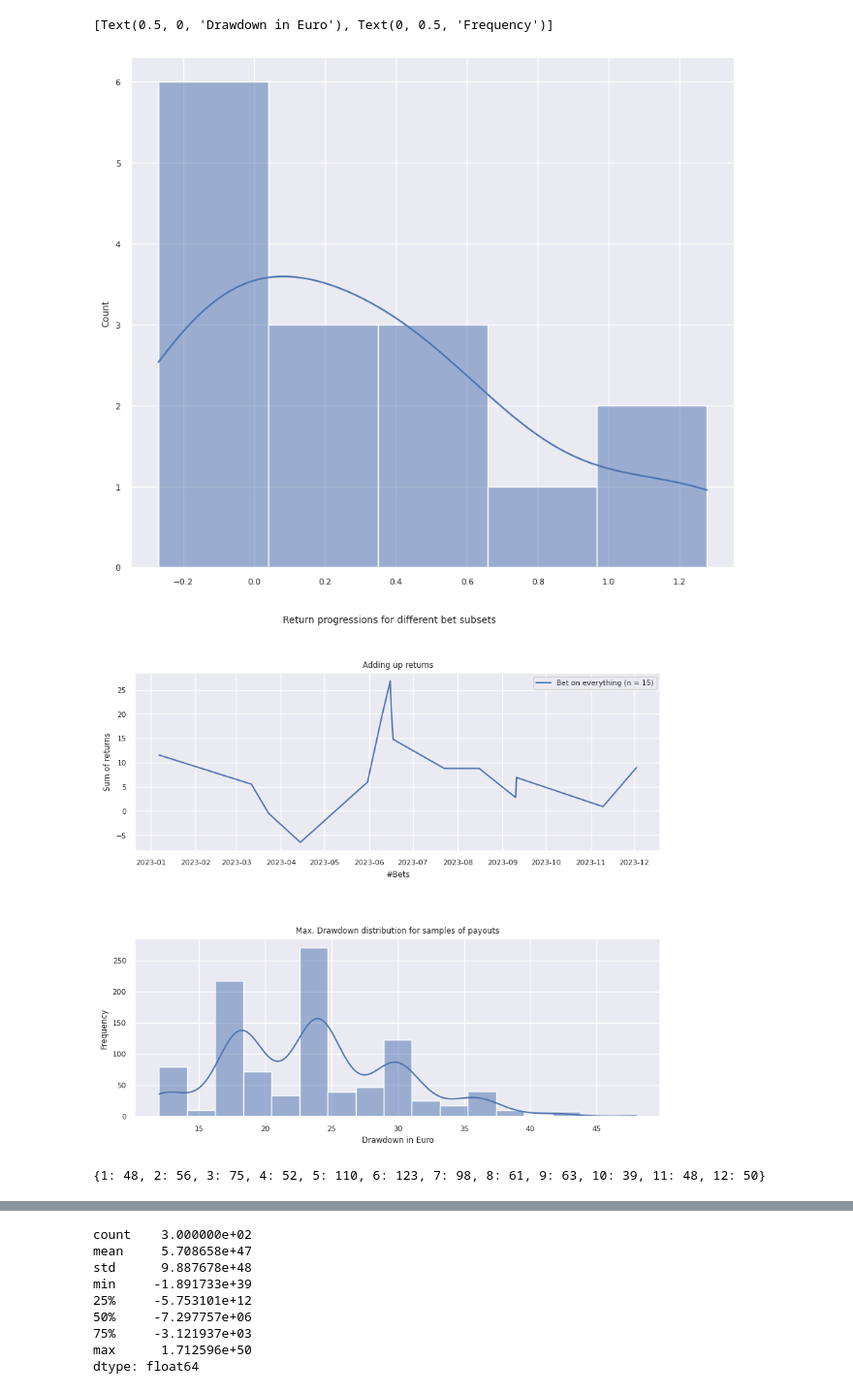
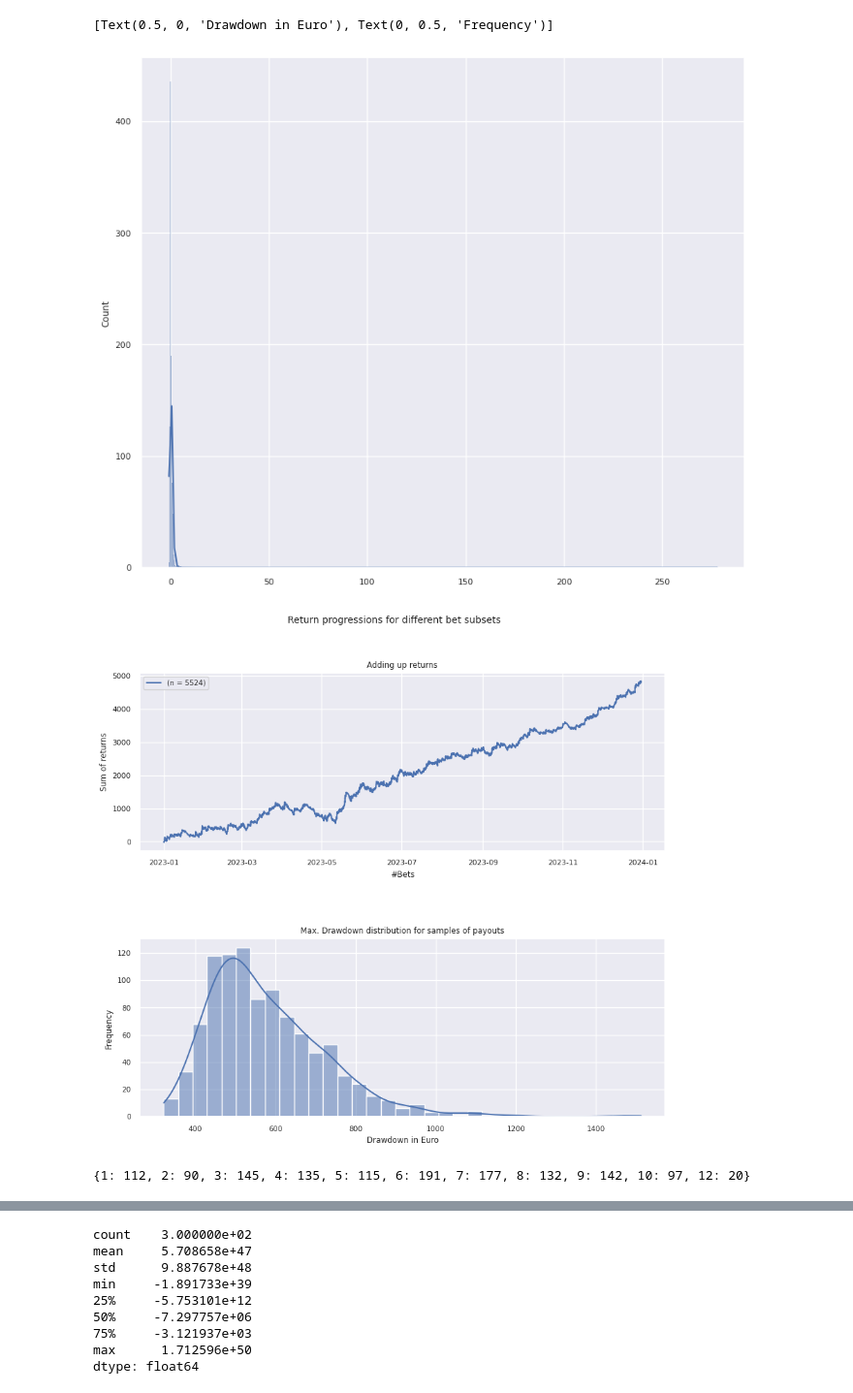
Before and after one commit to Dateb/WageringSystem, a Jupyter notebook: notebooks/Results Plotting.ipynb, the cells around one changed output, grey strips where cells are left out. Shown at 97% size. Saved outputs shown, nothing was run; the diff lists cells and outputs as text; code cells hidden in the pictures.

```diff
--- a/notebooks/Results Plotting.ipynb
+++ b/notebooks/Results Plotting.ipynb
@@ -11,12 +11,20 @@ def get_minutes_until_race_start(bet: Bet) -> float:
         minutes_diff *= -1
     return minutes_diff
 
-def plot_test_bets_return(test_bets: List[Bet], axis, label: str) -> None:
-    payout_values = [bet.payout for bet in test_bets]
-    date_values = [bet.bet_offer.event_datetime for bet in test_bets]
+def plot_bets_return(bets: List[Bet], axis, x_values) -> None:
+    payout_values = [bet.payout for bet in bets]
+
     cum_payout_values = cumsum(payout_values)
-    label = f"{label} (n = {len(test_bets)})"
-    sns.lineplot(ax=axis, x=date_values, y=cum_payout_values, label=label)
+    label = f"(n = {len(bets)})"
+    sns.lineplot(ax=axis, x=x_values, y=cum_payout_values, label=label)
+
+def plot_bets_return_over_time(bets: List[Bet], axis) -> None:
+    x_values = [bet.bet_offer.event_datetime for bet in bets]
+    plot_bets_return(bets, axis, x_values)
+
+def plot_bets_return_over_bet_count(bets: List[Bet], axis) -> None:
+    x_values = list(range(len(bets)))
+    plot_bets_return(bets, axis, x_values)
 
 def get_wealth_snapshots(test_bets: List[Bet], kelly_fraction: float) -> Tuple[List[float], List[float]]:
     wealth_snapshots = []
@@ -95,7 +103,7 @@ TEST_BETS_PATH = "../data/test_payouts.dat"
 with open(TEST_BETS_PATH, "rb") as f:
     test_bets = pickle.load(f)
 
-test_bets = [bet for bet in test_bets if bet.payout < 1000]
+test_bets = [bet for bet in test_bets if bet.payout != 0]
 test_bets = sorted(test_bets, key=lambda bet: bet.bet_offer.event_datetime)
 
 sorted_bets = [bet for bet in test_bets if bet.probability_start > 0]
@@ -103,11 +111,11 @@ sorted_bets = sorted(sorted_bets, key=lambda bet: bet.probability_estimate / bet
 
 worst_bets = sorted_bets[-30:]
 
-for bet in worst_bets:
-    print(bet)
-    print(bet.probability_estimate)
-    print(bet.probability_start)
-    print(bet.probability_estimate / bet.probability_start)
+# for bet in worst_bets:
+#     print(bet)
+#     print(bet.probability_estimate)
+#     print(bet.probability_start)
+#     print(bet.probability_estimate / bet.probability_start)
 
 
 win_prob_diffs = []
@@ -141,8 +149,6 @@ fig, axes = plt.subplots(2, 1)
 fig.suptitle('Return progressions for different bet subsets')
 
 test_bets_base = [bet for bet in test_bets if bet.probability_start > -1]
-test_bets_low_odds = [bet for bet in test_bets_base if bet.bet_offer.odds < 20]
-test_bets_high_win_prob = [bet for bet in test_bets_base if bet.probability_estimate > 0.10]
 
 payouts = np.array([bet.payout for bet in test_bets_base])
 
@@ -153,13 +159,7 @@ print(f"Max drawdown: {max_draw_down}")
 axes[0].set_title("Adding up returns")
 axes[0].set(xlabel="#Bets", ylabel="Sum of returns")
 
-plot_test_bets_return(test_bets=test_bets_base, axis=axes[0], label="Bet on everything")
-# plot_test_bets_return(test_bets=test_bets_low_odds, axis=axes[0], label="Bet on low odds")
-# plot_test_bets_return(test_bets=test_bets_high_win_prob, axis=axes[0], label="Bet on races with high win probability")
-
-# plot_wealth_snapshots(axis=axes[1], test_bets=test_bets_base, label="Bet on everything")
-# plot_wealth_snapshots(axis=axes[1], test_bets=test_bets_low_odds, label="Bet on low odds")
-# plot_wealth_snapshots(axis=axes[1], test_bets=test_bets_high_win_prob, label="Bet on races with high win probability")
+plot_bets_return_over_time(bets=test_bets_base, axis=axes[0])
 
 ax_payouts = plt.subplots_adjust(hspace = 0.5, wspace = 0.3)
 
@@ -200,6 +200,6 @@ dtype: float64
 [Text(0.5, 0, 'Drawdown in Euro'), Text(0, 0.5, 'Frequency')]
-[figure, old version]
+[figure, new version]
-[figure, old version]
+[figure, new version]
 # %%
 month_count = {}
 
@@ -212,7 +212,7 @@ for bet in test_bets_base:
 
 print(month_count)
 # %% [output]
-{1: 48, 2: 56, 3: 75, 4: 52, 5: 110, 6: 123, 7: 98, 8: 61, 9: 63, 10: 39, 11: 48, 12: 50}
+{1: 112, 2: 90, 3: 145, 4: 135, 5: 115, 6: 191, 7: 177, 8: 132, 9: 142, 10: 97, 12: 20}
 # %%
 test_bets_high_win_prob = [bet for bet in test_bets_base if bet.probability_estimate > 0.15]
 bets = test_bets_base
```
Also changed, not shown: parts of 3 cells of this notebook, 22 other files.
